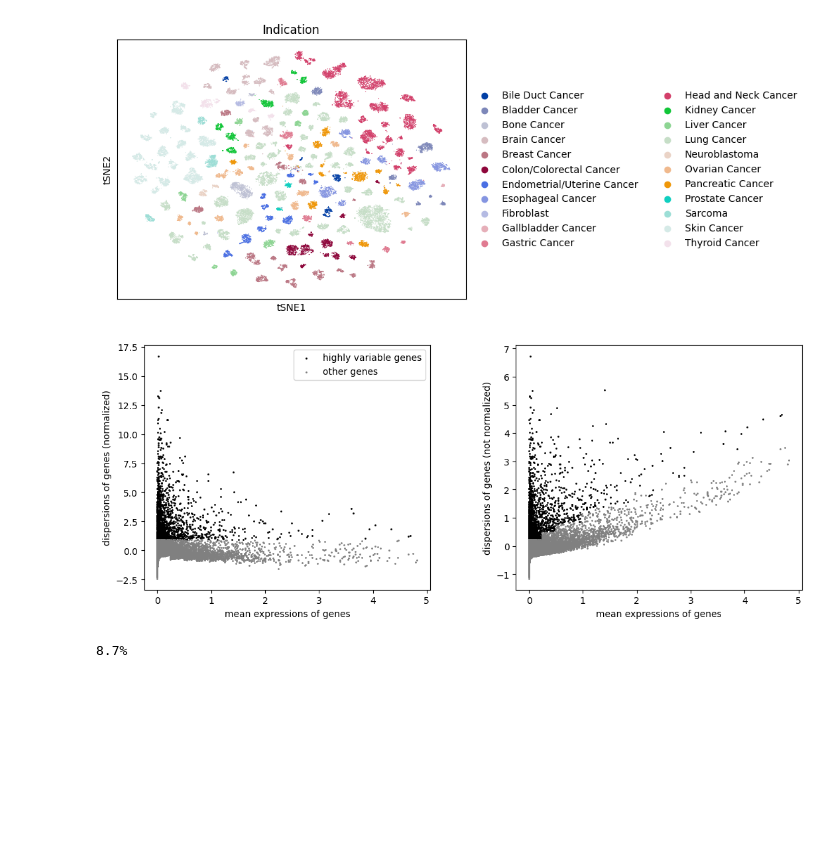
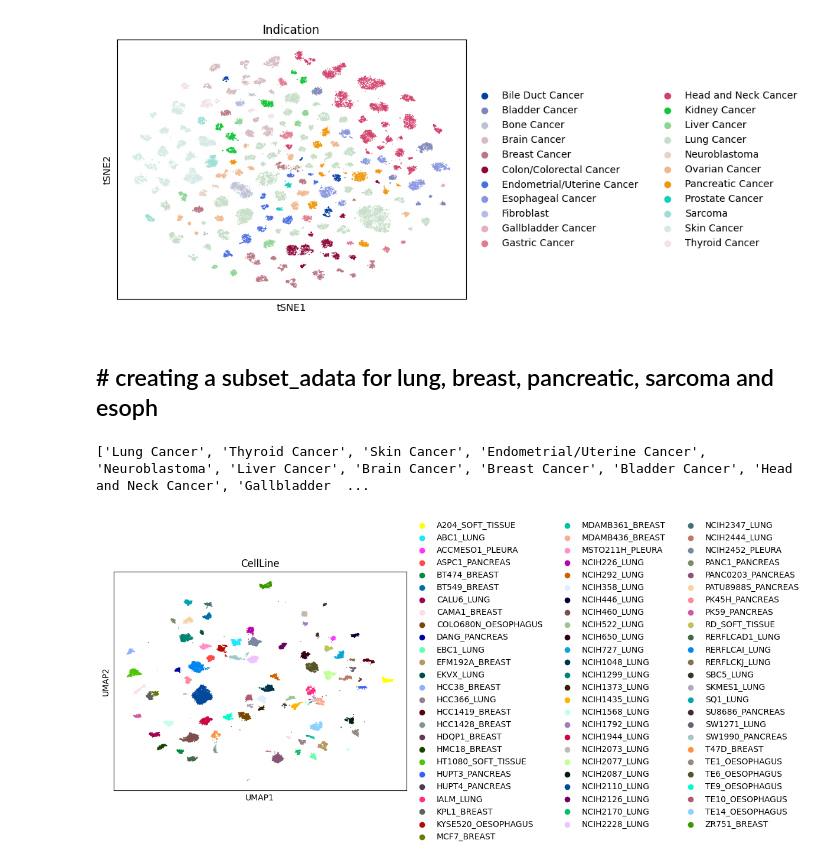
Before and after one commit to IbrahimFangary/F1L-exploration-of-antibody-therapies-using-scRNA-from-cancer-cell-lines, a Jupyter notebook: scanpy .ipynb, the cells around one changed output. Drawn from its saved outputs; the diff is of its cells as text; code cells hidden in the pictures; blank space fills up the shorter version.

```diff
--- a/scanpy .ipynb
+++ b/scanpy .ipynb
@@ -43,6 +79,11 @@ adata.write_h5ad('outs/postPP.h5ad')
-# %%
-sc.pl.highly_variable_genes(adata)
-print('%.1f' % np.round(adata.var.highly_variable.sum()/adata.n_vars * 100, 3) + '%')
-# %% [output]
-[figure, removed]
-8.7%
+# %% [markdown]
+## # creating a subset_adata for lung, breast, pancreatic, sarcoma and esoph
+# %%
+print(list(adata.obs['Indication'].unique()))
+# %% [output]
+['Lung Cancer', 'Thyroid Cancer', 'Skin Cancer', 'Endometrial/Uterine Cancer', 'Neuroblastoma', 'Liver Cancer', 'Brain Cancer', 'Breast Cancer', 'Bladder Cancer', 'Head and Neck Cancer', 'Gallbladder  ...
+# %%
+
+sc.pl.umap(subset_adata, color= 'CellLine')
+# %% [output]
+[figure, added]
```
Also changed, not shown: parts of 18 cells of this notebook.
